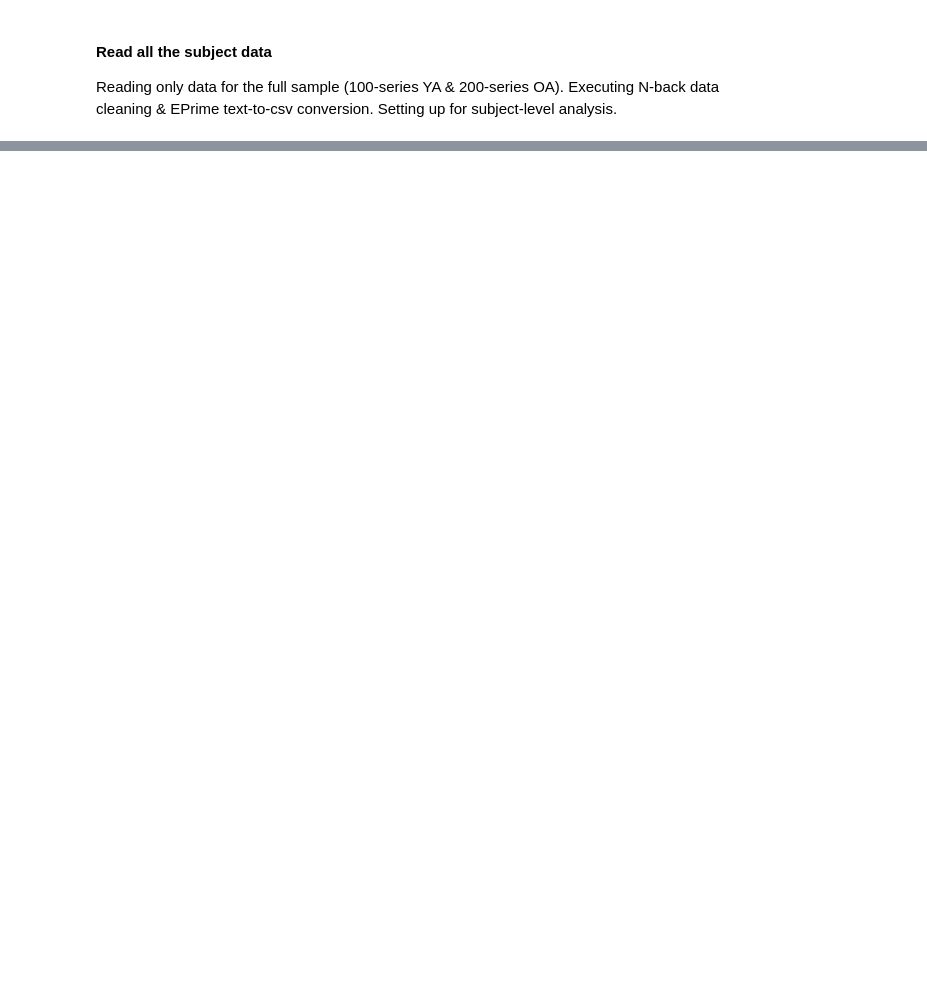
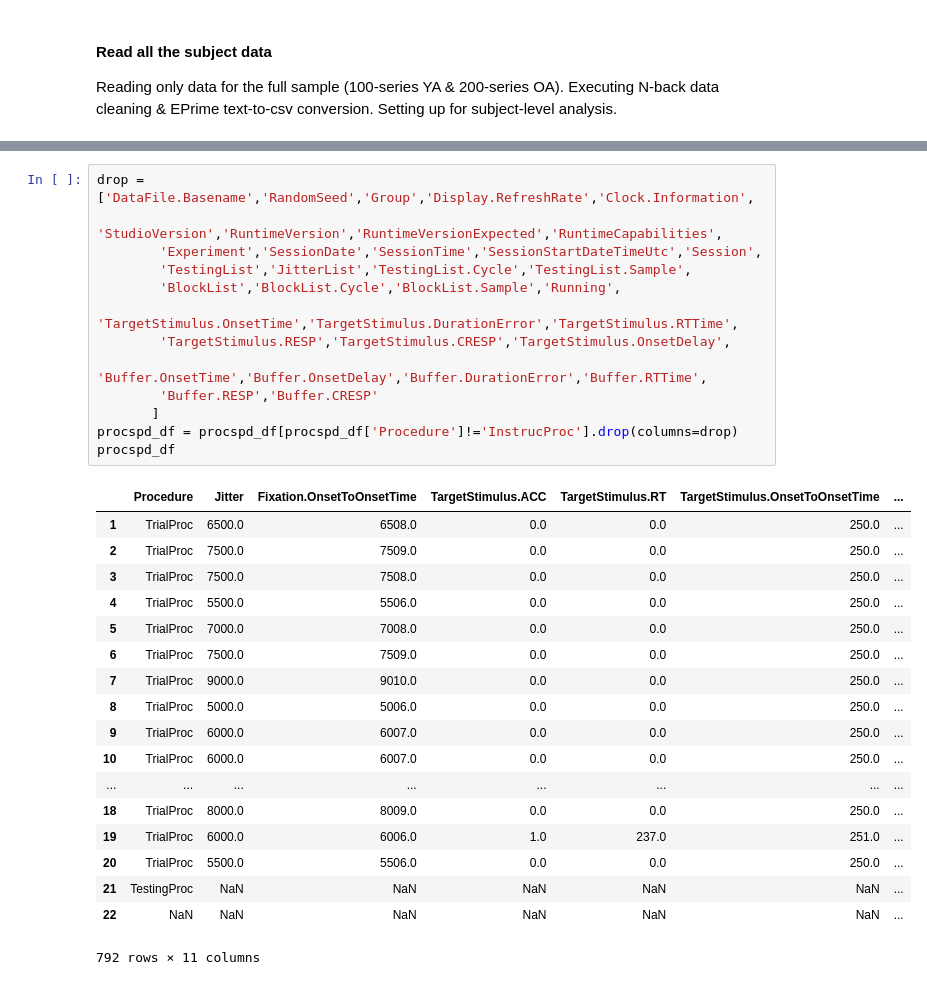
Before and after one commit to lighthall-lab/scilearn, a Jupyter notebook: 0.clean_nback_procspeed.ipynb, the cells around one changed output, grey strips where cells are left out. Cells and saved outputs as stored; diff of their text form; blank space fills up the shorter version.

```diff
--- a/0.clean_nback_procspeed.ipynb
+++ b/0.clean_nback_procspeed.ipynb
@@ -91,0 +152,32 @@ Done!
+# %%
+drop = ['DataFile.Basename','RandomSeed','Group','Display.RefreshRate','Clock.Information',
+        'StudioVersion','RuntimeVersion','RuntimeVersionExpected','RuntimeCapabilities',
+        'Experiment','SessionDate','SessionTime','SessionStartDateTimeUtc','Session',
+        'TestingList','JitterList','TestingList.Cycle','TestingList.Sample',
+        'BlockList','BlockList.Cycle','BlockList.Sample','Running',
+        'TargetStimulus.OnsetTime','TargetStimulus.DurationError','TargetStimulus.RTTime',
+        'TargetStimulus.RESP','TargetStimulus.CRESP','TargetStimulus.OnsetDelay',
+        'Buffer.OnsetTime','Buffer.OnsetDelay','Buffer.DurationError','Buffer.RTTime',
+        'Buffer.RESP','Buffer.CRESP'
+       ]
+procspd_df = procspd_df[procspd_df['Procedure']!='InstrucProc'].drop(columns=drop)
+procspd_df
+# %% [output]
+|  | Procedure | Jitter | Fixation.OnsetToOnsetTime | TargetStimulus.ACC | TargetStimulus.RT | TargetStimulus.OnsetToOnsetTime | ... |
+| 1 | TrialProc | 6500.0 | 6508.0 | 0.0 | 0.0 | 250.0 | ... |
+| 2 | TrialProc | 7500.0 | 7509.0 | 0.0 | 0.0 | 250.0 | ... |
+| 3 | TrialProc | 7500.0 | 7508.0 | 0.0 | 0.0 | 250.0 | ... |
+| 4 | TrialProc | 5500.0 | 5506.0 | 0.0 | 0.0 | 250.0 | ... |
+| 5 | TrialProc | 7000.0 | 7008.0 | 0.0 | 0.0 | 250.0 | ... |
+| 6 | TrialProc | 7500.0 | 7509.0 | 0.0 | 0.0 | 250.0 | ... |
+| 7 | TrialProc | 9000.0 | 9010.0 | 0.0 | 0.0 | 250.0 | ... |
+| 8 | TrialProc | 5000.0 | 5006.0 | 0.0 | 0.0 | 250.0 | ... |
+| 9 | TrialProc | 6000.0 | 6007.0 | 0.0 | 0.0 | 250.0 | ... |
+| 10 | TrialProc | 6000.0 | 6007.0 | 0.0 | 0.0 | 250.0 | ... |
+| ... | ... | ... | ... | ... | ... | ... | ... |
+| 18 | TrialProc | 8000.0 | 8009.0 | 0.0 | 0.0 | 250.0 | ... |
+| 19 | TrialProc | 6000.0 | 6006.0 | 1.0 | 237.0 | 251.0 | ... |
+| 20 | TrialProc | 5500.0 | 5506.0 | 0.0 | 0.0 | 250.0 | ... |
+| 21 | TestingProc | NaN | NaN | NaN | NaN | NaN | ... |
+| 22 | NaN | NaN | NaN | NaN | NaN | NaN | ... |
+792 rows × 11 columns
```
Also changed, not shown: parts of 10 cells of this notebook, 1 other file.
